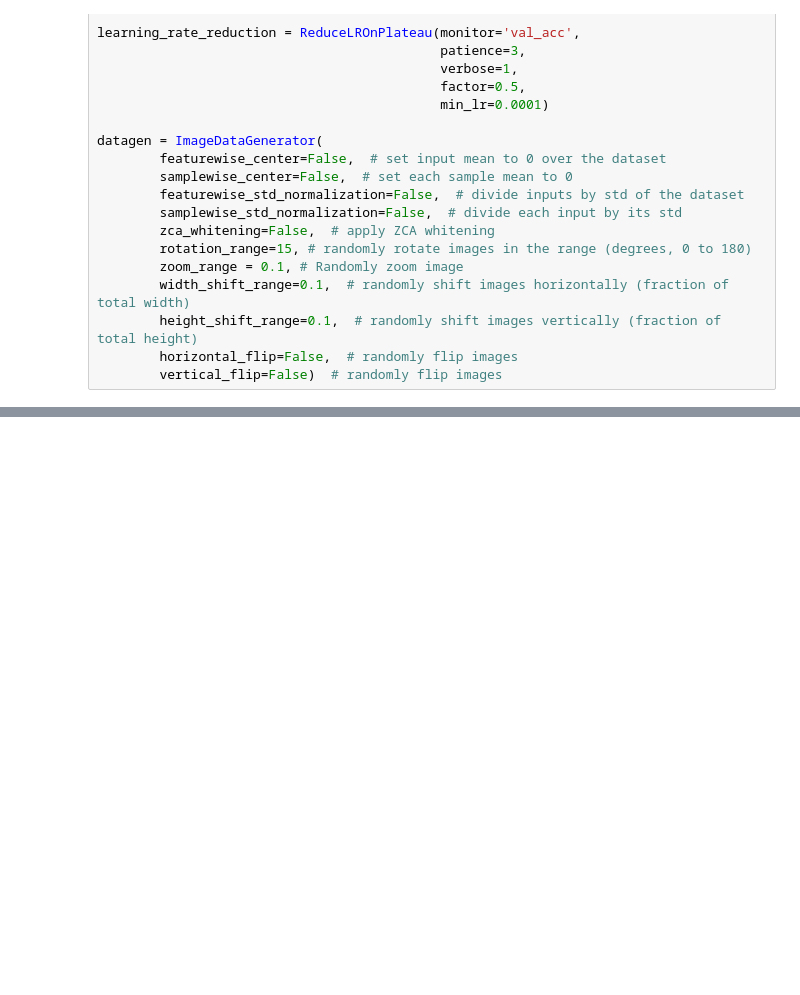
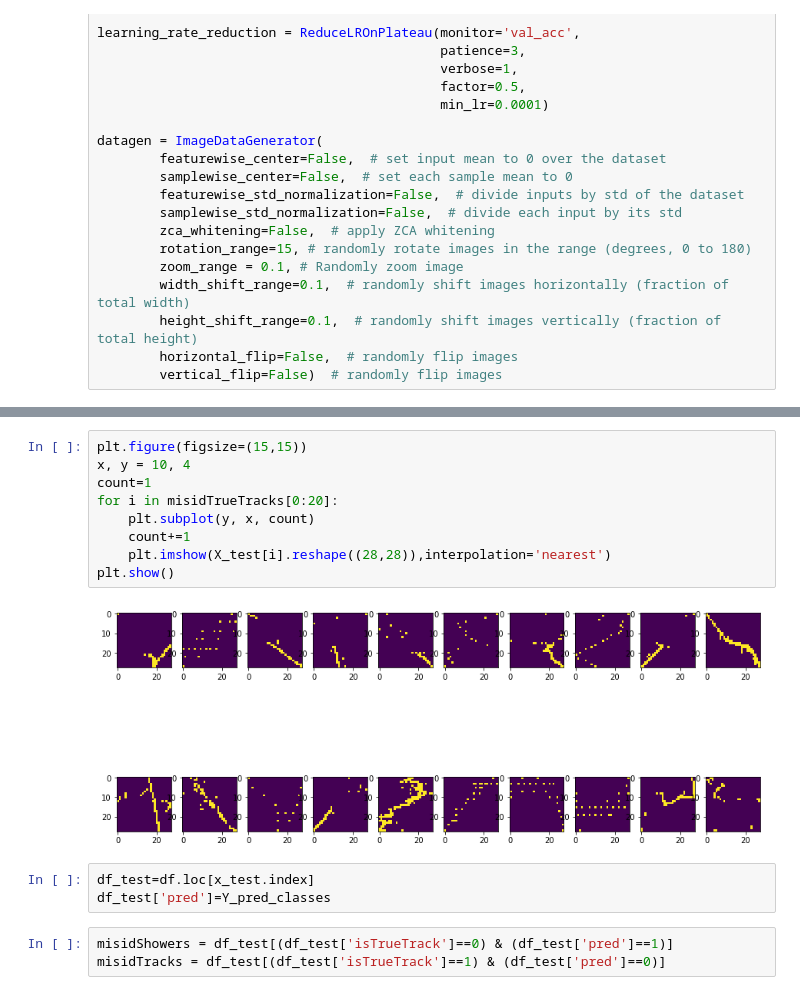
Before and after one commit to daanyaal1/Pandora-Masters-Project, a Jupyter notebook: Deep Learning/CNN Model Building.ipynb, the cells around one changed output, grey strips where cells are left out. Saved outputs shown, nothing was run; the diff lists cells and outputs as text; blank space fills up the shorter version.

```diff
--- a/Deep Learning/CNN Model Building.ipynb
+++ b/Deep Learning/CNN Model Building.ipynb
@@ -162,0 +198,17 @@ json_string = model.to_json()
+# %%
+plt.figure(figsize=(15,15))
+x, y = 10, 4
+count=1
+for i in misidTrueTracks[0:20]:
+    plt.subplot(y, x, count)
+    count+=1
+    plt.imshow(X_test[i].reshape((28,28)),interpolation='nearest')
+plt.show()
+# %% [output]
+[figure, added]
+# %%
+df_test=df.loc[x_test.index]
+df_test['pred']=Y_pred_classes
+# %%
+misidShowers = df_test[(df_test['isTrueTrack']==0) & (df_test['pred']==1)]
+misidTracks = df_test[(df_test['isTrueTrack']==1) & (df_test['pred']==0)]
```
Also changed, not shown: parts of 32 cells of this notebook.
